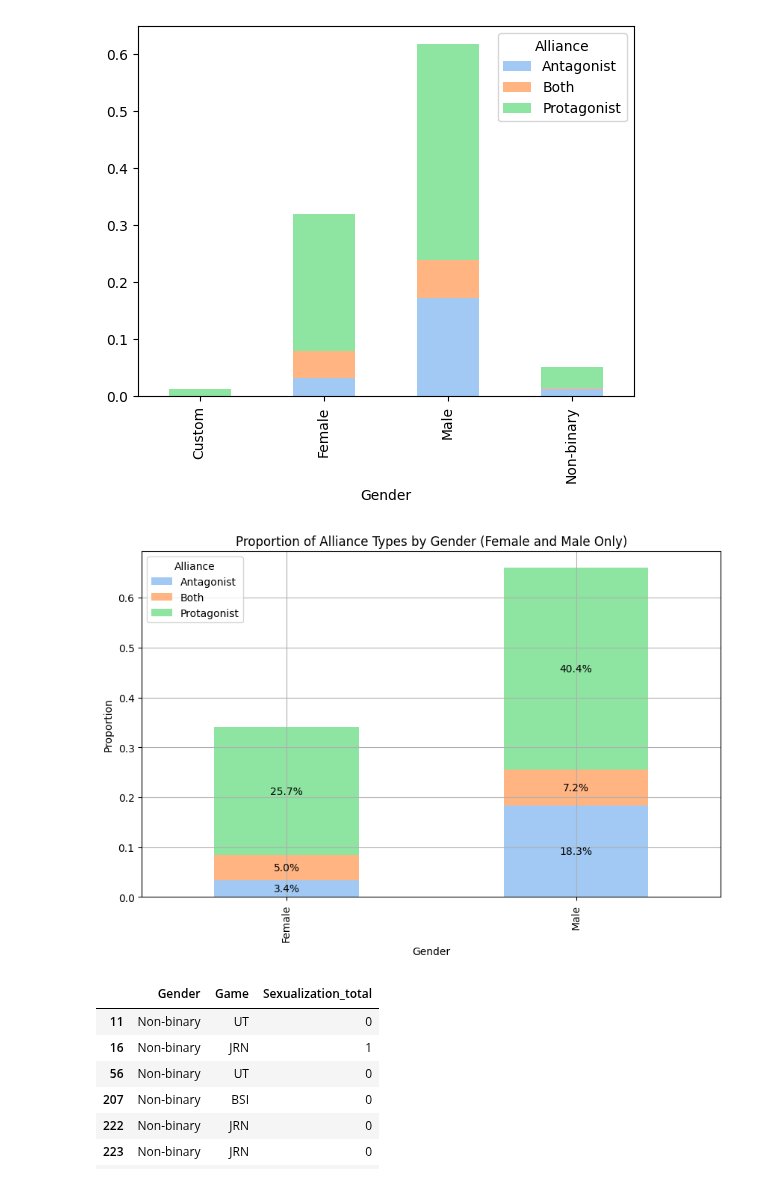
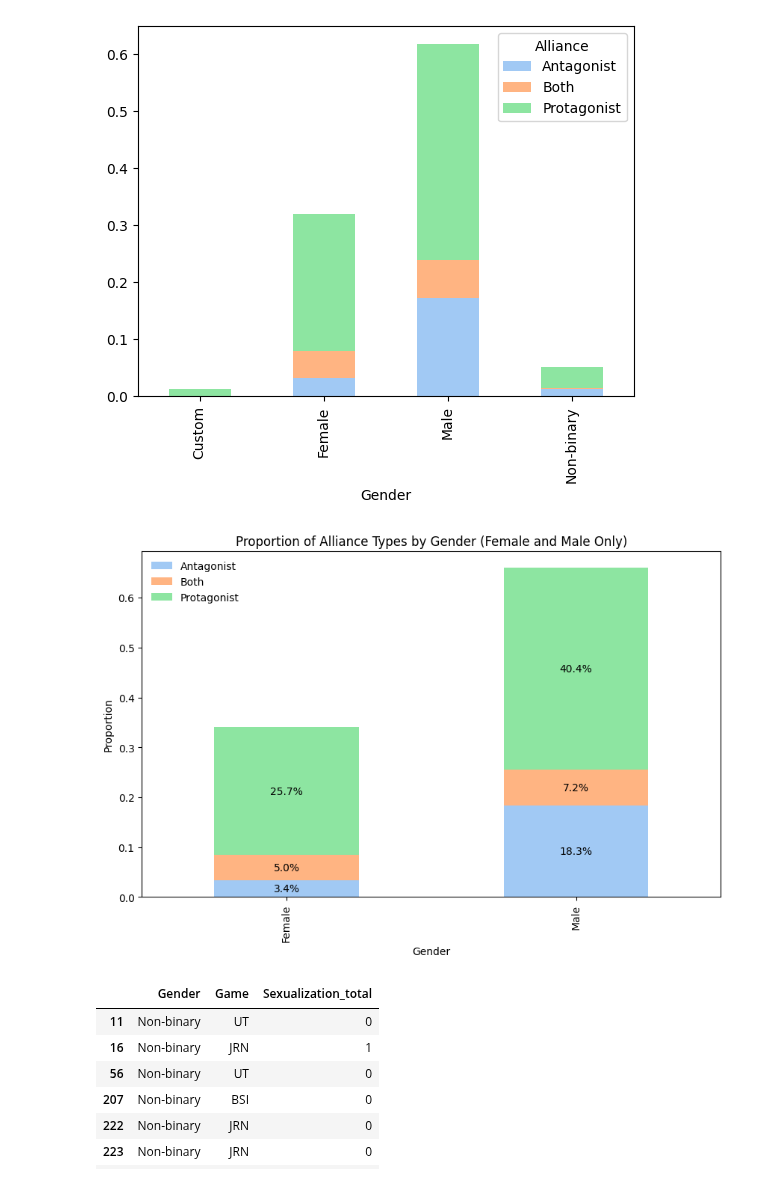
Before and after one commit to hayleyyryan/CFG_Degree_Project_Group_4, a Jupyter notebook: notebooks/archive/character_and_sexualization.ipynb, the cells around one changed output. Drawn from its saved outputs; the diff is of its cells as text; code cells hidden in the pictures.

```diff
--- a/notebooks/archive/character_and_sexualization.ipynb
+++ b/notebooks/archive/character_and_sexualization.ipynb
@@ -317,3 +317,39 @@ ax.legend()
 # %% [output]
 <matplotlib.legend.Legend at 0x...>
 [figure]
+# %%
+
+# pastel
+colors = sns.color_palette('pastel', n_colors=2)
+
+# calculating proportions
+playable_gen = df_char[['Gender', 'Playable']].value_counts(normalize=True)
+playable_gen_df = playable_gen.unstack()
+
+# data
+gender_pl = playable_gen_df.index
+playable_y = playable_gen_df[1]
+playable_n = playable_gen_df[0]
+
+
+fig, ax = plt.subplots(figsize=(10, 6))
+
+# bars
+ax.bar(gender_pl, playable_y, label='Playable(1)', color=colors[0])
+ax.bar(gender_pl, playable_n, label='Non-Playable(0)', bottom=playable_y, color=colors[1])
+
+# % on bars
+for c in ax.containers:
+    labels = [f'{v * 100:.1f}%' for v in c.datavalues]
+    ax.bar_label(c, labels=labels, label_type='center', fontsize=10)
+
+
+ax.set_xlabel('Gender')
+ax.set_ylabel('Percentage')
+ax.set_title('Percentage of Playable Characters by Gender')
+
+
+ax.legend(loc='upper right', frameon=False)
+
+
+plt.show()
@@ -694,31 +726,33 @@ gen_ally_df.plot(kind='bar', stacked=True, color = colors)
 # %%
 
 # Filtering only gender = female and male
 df_filtered = df_char[df_char['Gender'].isin(['Female', 'Male'])]
 
 gen_ally = df_filtered[['Gender', 'Alliance']].value_counts(normalize=True)
 gen_ally_df = gen_ally.unstack()
 
 
 colors = sns.color_palette('pastel', n_colors=3)
 
 # bars with pastel
 ax = gen_ally_df.plot(kind='bar', stacked=True, color=colors, figsize=(10, 6))
-plt.grid(True)
+
 
 # adding % in each bar
 for c in ax.containers:
     labels = [f'{v.get_height() * 100:.1f}%' for v in c]
     ax.bar_label(c, labels=labels, label_type='center', fontsize=10)
 
 # labs and title
 plt.xlabel('Gender')
 plt.ylabel('Proportion')
 plt.title('Proportion of Alliance Types by Gender (Female and Male Only)')
 
+ax.legend(frameon=False)
+
 plt.show()
 # %% [output]
-[figure, old version]
+[figure, new version]
 # %%
 #data regarding non-binary to be merged with games.csv to determine the countries these games are from:
 df_non_b = df_char[df_char['Gender'] == 'Non-binary'][['Gender', 'Game', 'Sexualization_total']]
```
Also changed, not shown: parts of 2 cells of this notebook.
